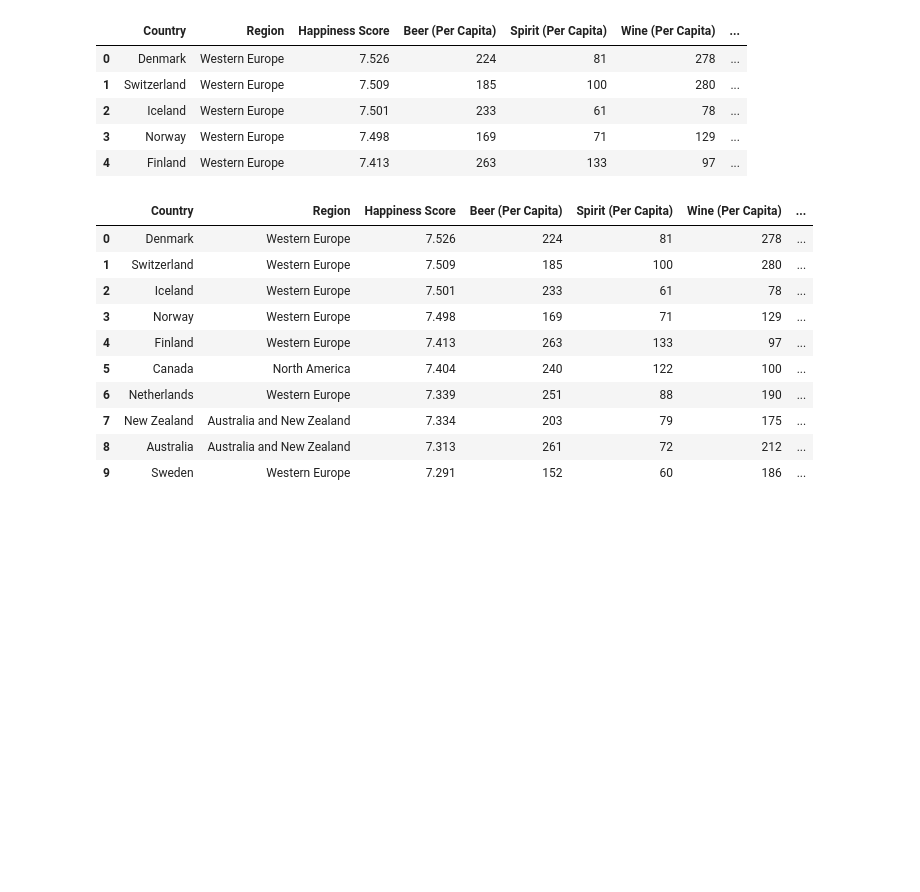
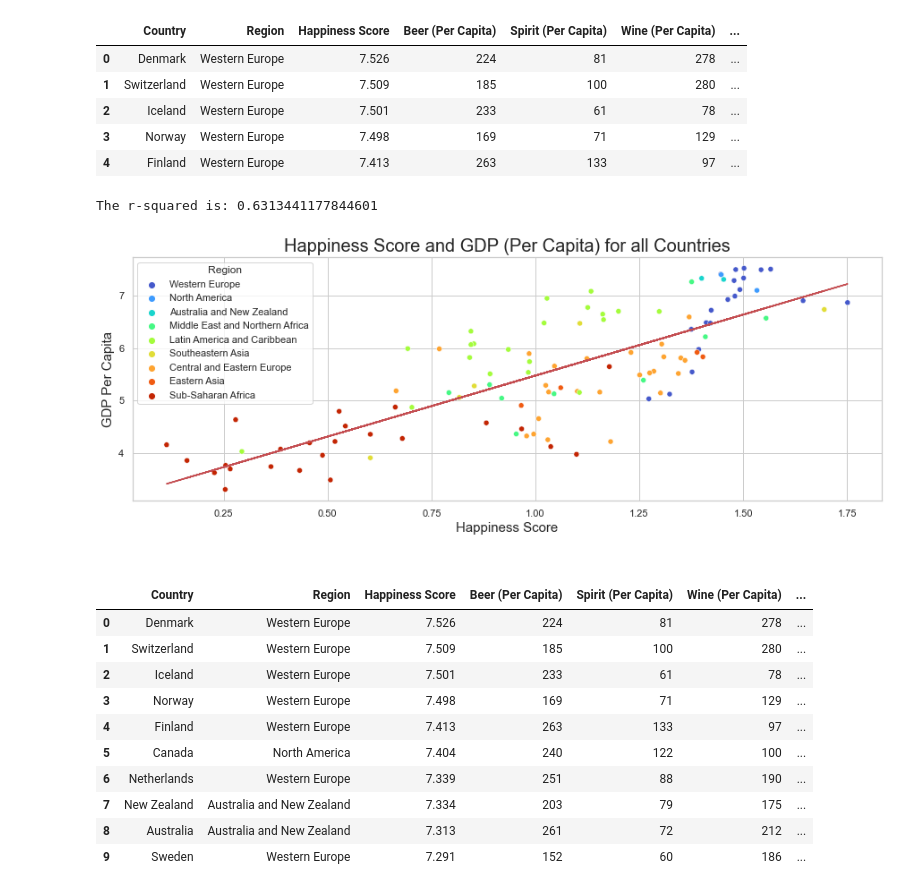
Before and after one commit to Caleman34/Alcohol_and_Happiness, a Jupyter notebook: Alcohol_and_Happiness.ipynb, the cells around one changed output. Drawn from its saved outputs; the diff is of its cells as text; code cells hidden in the pictures; blank space fills up the shorter version.

```diff
--- a/Alcohol_and_Happiness.ipynb
+++ b/Alcohol_and_Happiness.ipynb
@@ -129,6 +129,32 @@ happiness_sort_df.head()
 | 2 | Iceland | Western Europe | 7.501 | 233 | 61 | 78 | ... |
 | 3 | Norway | Western Europe | 7.498 | 169 | 71 | 129 | ... |
 | 4 | Finland | Western Europe | 7.413 | 263 | 133 | 97 | ... |
+# %%
+#scatter plot of gdp and happiness for all countries
+
+#set up scatterplot
+plt.figure(figsize = (15,5))
+sns.scatterplot(data = happiness_sort_df, x = "GDP (Per Capita)", y = "Happiness Score", palette = "turbo", hue = "Region")
+#calc regression
+x_values = happiness_sort_df["GDP (Per Capita)"]
+y_values = happiness_sort_df["Happiness Score"]
+(slope, intercept, rvalue, pvalue, stderr) = linregress(x_values, y_values)
+regress_values = x_values * slope + intercept
+line_eq = "y = " + str(round(slope,2)) + "x + " + str(round(intercept,2))
+plt.plot(x_values,regress_values,"r-")
+plt.annotate(line_eq,(0,2),fontsize=5,color="red")
+print(f"The r-squared is: {rvalue**2}")
+
+#clean up scatter plot for looks
+plt.title("Happiness Score and GDP (Per Capita) for all Countries", fontsize = 20)
+plt.xlabel("Happiness Score", fontsize = 15)
+plt.ylabel("GDP Per Capita", fontsize = 15)
+
+plt.savefig("Figures/all_happy_gdp.png")
+plt.show()
+# %% [output]
+The r-squared is: 0.6313441177844601
+[figure, added]
 # %%
 # top 10 data frame
 top_df = happiness_sort_df.nlargest(10, "Happiness Score")
```
Also changed, not shown: parts of 11 cells of this notebook, 14 other files.
